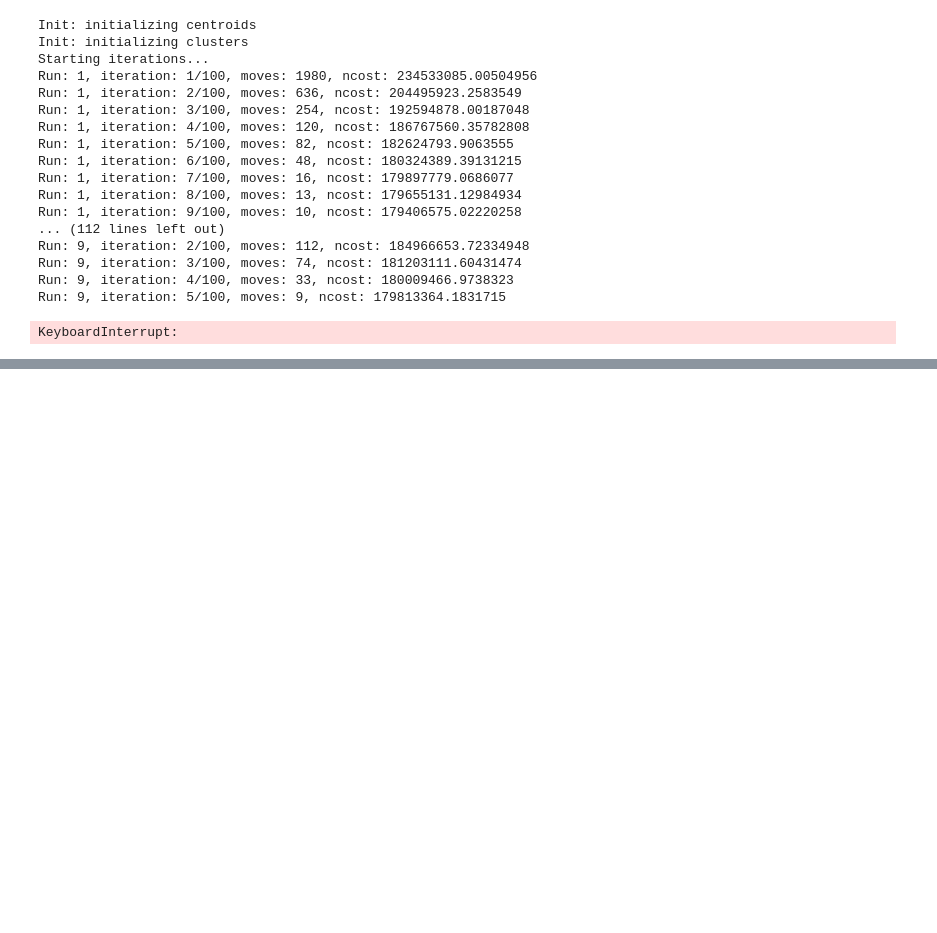
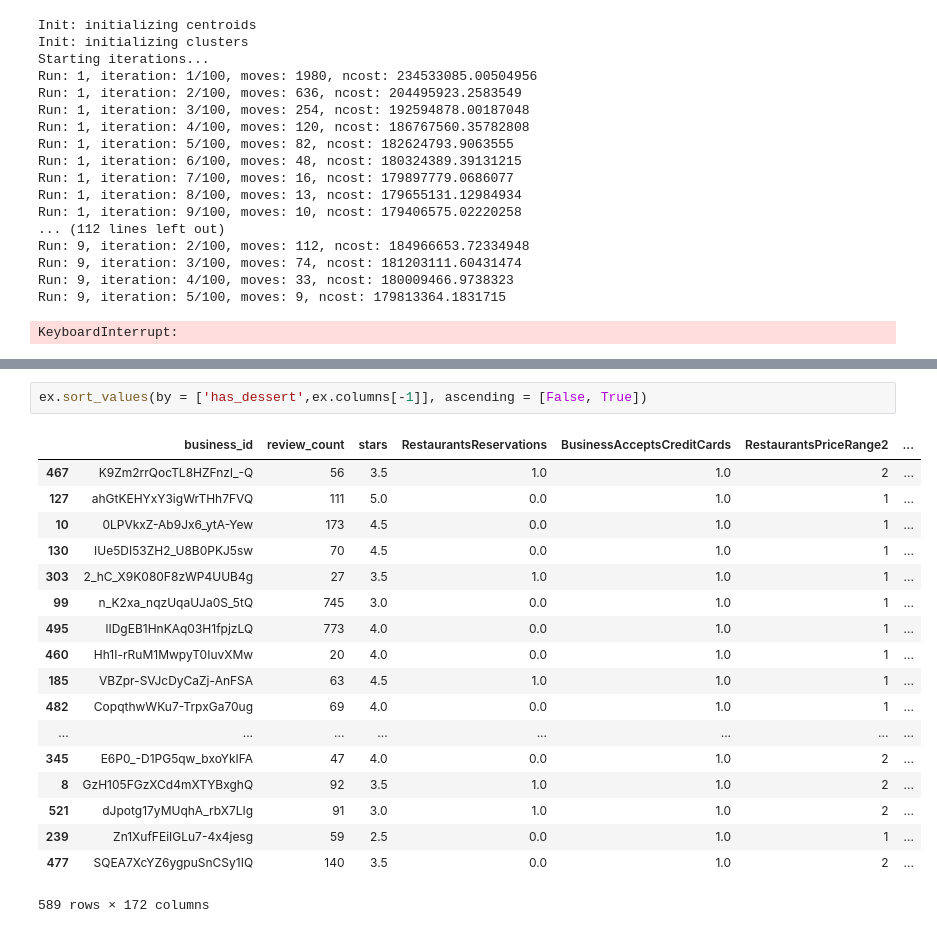
Before and after one commit to rvent/Event-Planner-Project, a Jupyter notebook: rima_wip.ipynb, the cells around one changed output, grey strips where cells are left out. Saved outputs shown, nothing was run; the diff lists cells and outputs as text; blank space fills up the shorter version.

Commit message:
added closest distance and dessert recommender

```diff
--- a/rima_wip.ipynb
+++ b/rima_wip.ipynb
@@ -783,0 +896,21 @@ KeyboardInterrupt:
+# %%
+ex.sort_values(by = ['has_dessert',ex.columns[-1]], ascending = [False, True])
+# %% [output]
+|  | business_id | review_count | stars | RestaurantsReservations | BusinessAcceptsCreditCards | RestaurantsPriceRange2 | ... |
+| 467 | K9Zm2rrQocTL8HZFnzl_-Q | 56 | 3.5 | 1.0 | 1.0 | 2 | ... |
+| 127 | ahGtKEHYxY3igWrTHh7FVQ | 111 | 5.0 | 0.0 | 1.0 | 1 | ... |
+| 10 | 0LPVkxZ-Ab9Jx6_ytA-Yew | 173 | 4.5 | 0.0 | 1.0 | 1 | ... |
+| 130 | IUe5DI53ZH2_U8B0PKJ5sw | 70 | 4.5 | 0.0 | 1.0 | 1 | ... |
+| 303 | 2_hC_X9K080F8zWP4UUB4g | 27 | 3.5 | 1.0 | 1.0 | 1 | ... |
+| 99 | n_K2xa_nqzUqaUJa0S_5tQ | 745 | 3.0 | 0.0 | 1.0 | 1 | ... |
+| 495 | lIDgEB1HnKAq03H1fpjzLQ | 773 | 4.0 | 0.0 | 1.0 | 1 | ... |
+| 460 | Hh1I-rRuM1MwpyT0IuvXMw | 20 | 4.0 | 0.0 | 1.0 | 1 | ... |
+| 185 | VBZpr-SVJcDyCaZj-AnFSA | 63 | 4.5 | 1.0 | 1.0 | 1 | ... |
+| 482 | CopqthwWKu7-TrpxGa70ug | 69 | 4.0 | 0.0 | 1.0 | 1 | ... |
+| ... | ... | ... | ... | ... | ... | ... | ... |
+| 345 | E6P0_-D1PG5qw_bxoYkIFA | 47 | 4.0 | 0.0 | 1.0 | 2 | ... |
+| 8 | GzH105FGzXCd4mXTYBxghQ | 92 | 3.5 | 1.0 | 1.0 | 2 | ... |
+| 521 | dJpotg17yMUqhA_rbX7LIg | 91 | 3.0 | 1.0 | 1.0 | 2 | ... |
+| 239 | Zn1XufFEiIGLu7-4x4jesg | 59 | 2.5 | 0.0 | 1.0 | 1 | ... |
+| 477 | SQEA7XcYZ6ygpuSnCSy1IQ | 140 | 3.5 | 0.0 | 1.0 | 2 | ... |
+589 rows × 172 columns
```
Also changed, not shown: parts of 18 cells of this notebook.
